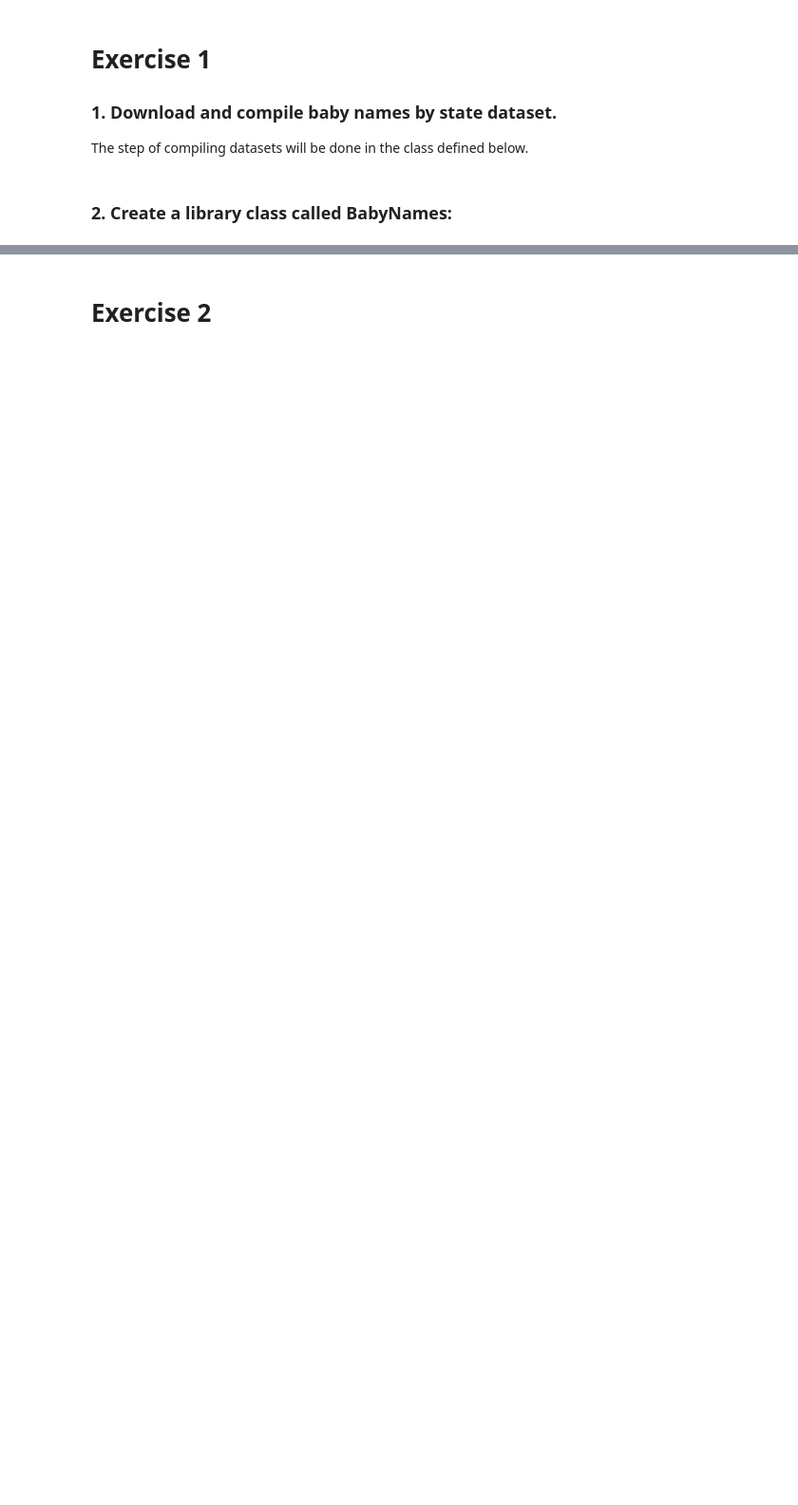
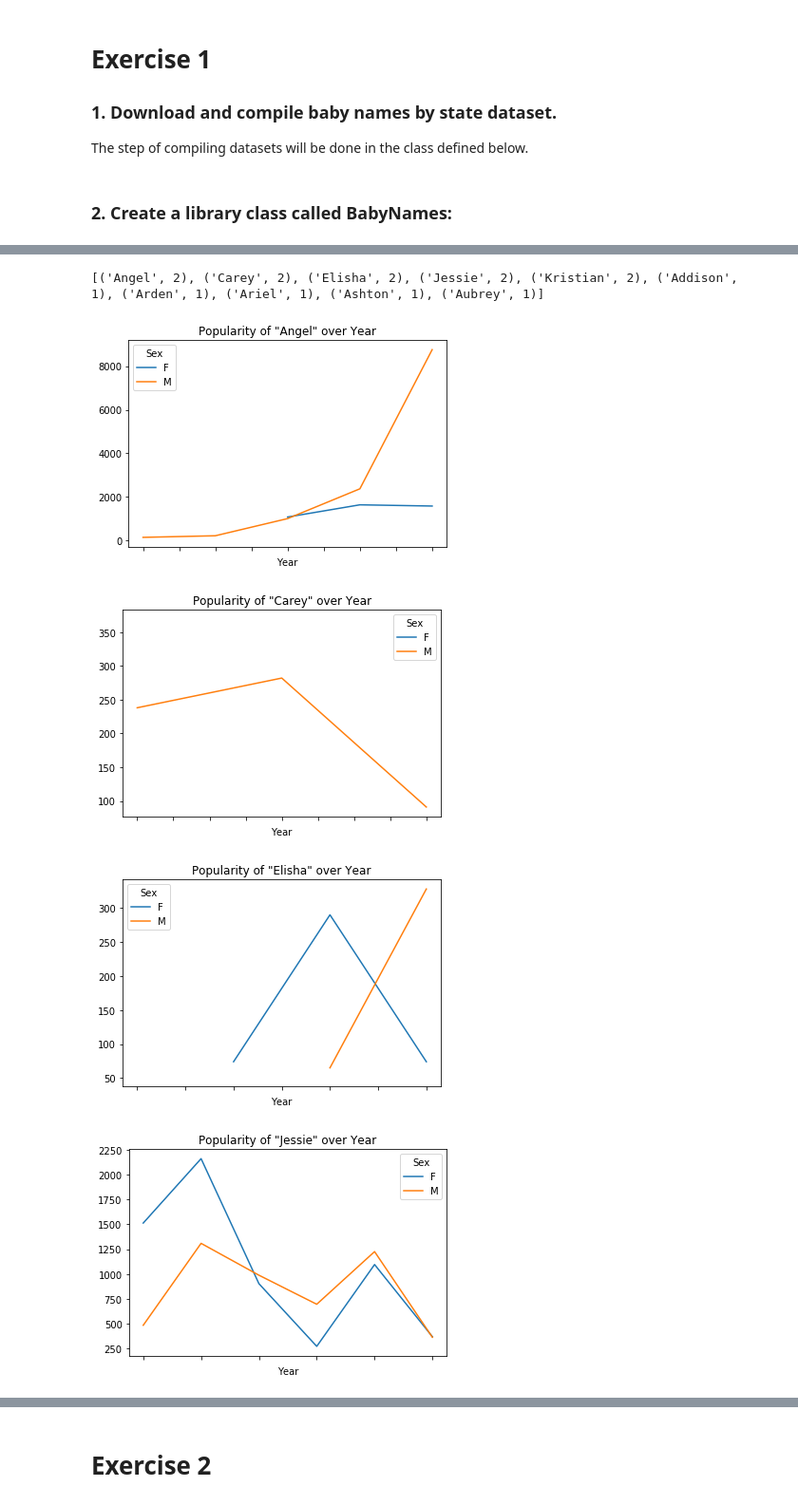
Before and after one commit to noraxuxu/MSiA422Project1, a Jupyter notebook: Project 1 Group Work2.ipynb, the cells around one changed output, grey strips where cells are left out. Shown at 95% size. Saved outputs shown, nothing was run; the diff lists cells and outputs as text; code cells hidden in the pictures; blank space fills up the shorter version.

```diff
--- a/Project 1 Group Work2.ipynb
+++ b/Project 1 Group Work2.ipynb
@@ -290,0 +359,9 @@ df_sample = pd.DataFrame([['AL','M','1956','Kevin',14],['AL','M','1956','Kevin',
+# %%
+BabyNamesObject.NameFlip()
+#~30 Seconds
+# %% [output]
+[('Angel', 2), ('Carey', 2), ('Elisha', 2), ('Jessie', 2), ('Kristian', 2), ('Addison', 1), ('Arden', 1), ('Ariel', 1), ('Ashton', 1), ('Aubrey', 1)]
+[figure, added]
+[figure, added]
+[figure, added]
+[figure, added]
```
Also changed, not shown: parts of 11 cells of this notebook, 1 other file.
